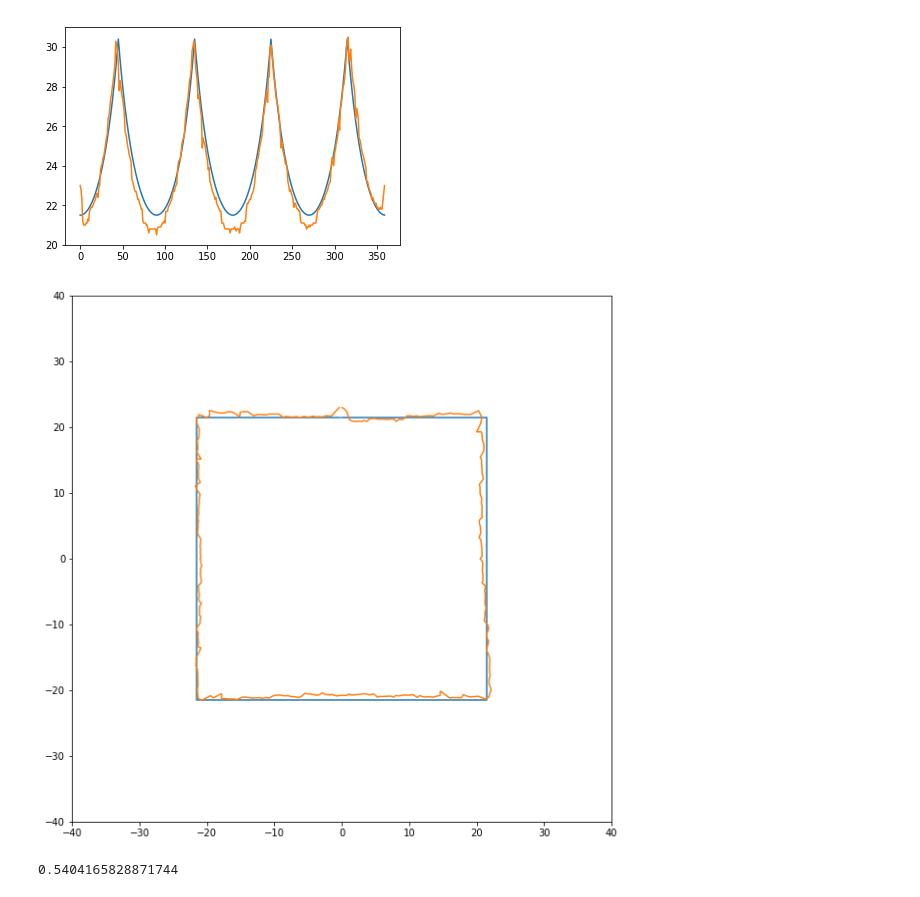
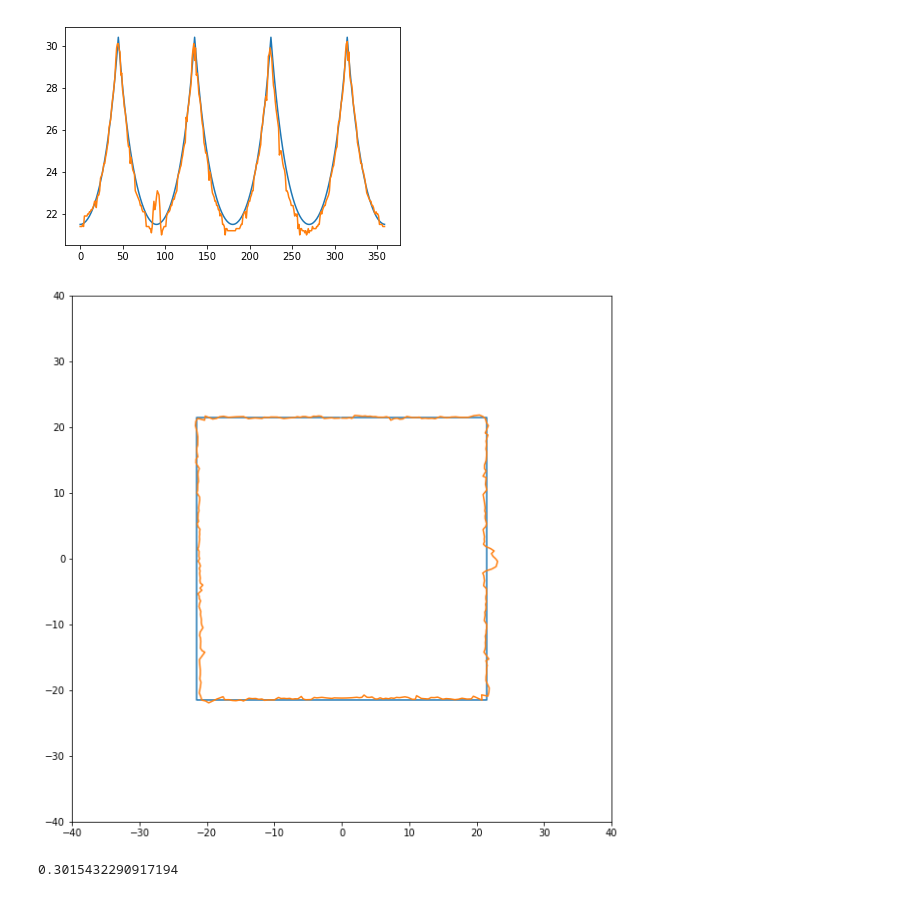
Before and after one commit to fznsakib/arduino-mapping, a Jupyter notebook: graphs/plots.ipynb, the cells around one changed output. Saved outputs shown, nothing was run; the diff lists cells and outputs as text; code cells hidden in the pictures.

Commit message:
Add improved plot value

```diff
--- a/graphs/plots.ipynb
+++ b/graphs/plots.ipynb
@@ -40,32 +40,34 @@ def distances_to_coords(distances, center):
 # %%
 # real_distances = np.array([274,288,297,274,270,243,259,256,256,259,259,259,262,263,263,267,267,268,272,253,274,278,278,288,287,294,298,303,308,308,314,319,324,326,340,337,342,348,356,354,360,368,368,375,395,395,403,395,358,384,375,368,371,362,356,348,348,342,337,337,331,324,319,314,311,309,303,298,298,283,294,288,278,278,260,274,276,270,258,251,267,268,263,263,263,263,267,272,294,294,314,313,319,306,288,278,270,253,245,263,265,262,267,267,272,270,270,276,276,277,278,290,288,294,298,298,303,308,308,314,319,328,324,331,337,342,342,348,356,337,362,366,375,388,398,398,395,395,388,375,377,368,368,368,368,371,362,362,354,348,337,330,319,319,308,308,303,281,298,294,288,278,277,274,276,274,273,270,273,269,268,267,263,263,263,268,270,274,278,277,284,278,284,262,277,270,262,263,263,263,263,263,267,268,267,250,270,272,274,276,278,278,288,288,292,297,295,303,311,313,321,324,335,356,375,395,420,428,420,413,395,388,375,375,375,388,398,395,398,388,375,375,368,362,362,354,348,342,339,337,330,326,297,314,292,291,303,297,298,295,294,288,278,278,274,274,270,272,272,265,267,264,263,263,263,265,263,250,267,288,308,337,324,297,278,269,270,263,259,259,263,263,263,267,263,267,268,270,272,274,274,278,278,288,297,294,295,298,306,308,314,313,326,324,324,331,337,352,356,356,356,360,368,375,375,388,395,395,398,388,382,384,368,335,354,348,350,344,333,331,306,324,319,314,308,313,301,300,292,290,288,278,277,270,270,267,267,263,263,263,259,259,256,256,256,250,252,252,238,252])
 
 # real_distances = np.array([99,100,101,100,101,102,101,102,102,107,107,109,109,110,111,110,113,114,115,115,118,119,120,126,128,130,132,136,131,139,140,149,151,149,158,162,165,169,174,183,188,192,195,201,202,200,194,187,183,172,169,164,160,157,152,142,139,137,136,132,128,127,121,118,116,112,113,110,110,108,102,102,100,96,99,97,97,96,95,95,94,94,93,89,88,90,88,88,89,87,88,88,88,87,88,88,88,89,93,94,95,94,96,98,97,99,99,100,99,102,107,109,110,112,113,116,114,119,125,128,126,134,139,140,140,151,154,159,162,167,166,181,184,185,183,181,171,163,160,156,152,142,139,136,133,131,128,120,118,115,113,107,109,107,107,100,99,99,96,94,92,93,90,87,88,86,85,86,82,84,83,83,82,82,82,82,82,78,78,82,78,78,82,79,82,82,82,82,83,83,84,84,85,86,86,87,87,85,93,93,94,97,97,98,101,101,102,109,111,114,115,117,120,126,128,126,129,138,140,147,154,159,165,169,174,181,183,183,175,170,167,162,157,154,151,142,140,137,134,131,129,126,120,118,116,112,112,112,110,109,107,102,101,100,99,98,97,96,96,94,94,94,93,93,93,93,89,88,88,88,89,88,86,89,89,89,92,93,93,94,95,95,96,97,98,99,99,101,102,107,108,110,111,114,116,116,119,126,128,130,132,135,137,138,142,152,154,157,162,165,172,174,185,192,197,199,198,197,193,187,183,172,169,166,162,157,156,151,149,141,139,137,135,133,131,129,126,120,119,119,116,115,113,112,111,110,110,108,108,108,107,102,102,102,101,101,100,101,101,101])
 
 # real_distances = np.array([108,108,108,109,108,109,112,113,113,115,114,114,115,114,116,114,119,120,121,121,126,127,128,129,132,133,134,136,137,143,145,148,150,152,154,157,165,167,170,175,177,180,190,194,197,197,197,186,190,182,178,176,171,165,164,163,155,152,150,147,146,143,142,136,134,133,131,129,128,124,126,121,120,120,118,118,117,116,114,115,114,113,114,111,108,109,109,109,108,109,109,109,106,108,109,109,109,113,113,114,113,115,116,116,117,118,117,120,120,121,127,127,129,132,132,129,135,137,143,145,147,148,151,153,156,163,166,169,173,176,179,189,194,189,198,197,196,192,182,181,170,173,169,165,163,156,155,153,150,148,147,143,133,139,134,133,134,130,129,129,125,126,120,119,119,119,118,117,116,116,115,114,115,114,113,114,113,113,113,113,112,113,113,113,113,114,114,114,115,116,116,116,117,114,119,116,121,120,121,126,128,129,130,132,133,134,136,142,143,145,148,148,152,154,156,162,166,170,171,176,180,182,192,192,197,199,197,192,189,179,176,170,170,166,164,155,154,152,148,147,146,143,137,135,133,132,130,129,128,128,126,121,120,119,119,118,118,117,116,116,114,114,114,113,109,109,113,109,109,109,109,109,113,109,113,110,112,113,113,114,114,115,116,113,118,118,119,120,121,126,128,128,129,131,133,134,136,142,144,145,148,148,152,155,157,165,165,170,173,177,181,189,193,197,197,197,194,188,181,177,173,170,168,164,156,155,152,151,148,146,144,142,136,135,132,131,130,124,128,126,121,121,120,120,117,117,117,116,116,115,116,114,115,113,112,113,113,111,113,113])
 
 # real_distances = np.array([134,134,135,135,135,136,136,136,136,136,137,137,142,143,139,145,145,146,147,148,150,151,152,153,154,156,157,164,165,166,169,171,175,176,178,181,189,190,196,197,203,205,208,212,216,223,228,228,226,223,214,210,206,203,199,196,192,190,182,179,177,175,166,170,169,166,163,163,156,153,153,152,150,150,148,147,145,145,144,143,142,142,137,136,133,136,136,137,152,153,164,156,151,150,148,148,144,136,136,136,136,136,137,137,137,143,143,145,140,146,146,148,150,152,155,155,156,163,164,166,169,170,173,178,178,181,191,185,196,197,203,205,208,212,216,225,227,230,228,224,217,212,206,205,201,198,194,192,182,180,178,176,175,171,169,166,160,163,157,156,154,152,152,150,148,148,147,146,145,145,144,143,142,142,142,137,137,137,136,136,136,133,136,136,136,137,136,136,139,137,142,142,143,145,144,146,146,147,148,149,151,152,152,152,155,156,157,163,165,168,169,171,173,176,180,181,189,192,194,197,201,203,208,210,214,226,230,230,231,228,223,216,210,206,203,201,197,194,182,182,179,178,174,174,164,168,166,166,163,157,155,155,152,151,150,148,148,147,146,145,143,144,137,137,136,136,136,135,135,134,129,134,134,134,134,134,134,135,137,136,133,136,136,137,137,142,143,144,144,146,147,147,148,149,150,147,153,155,156,157,164,165,170,169,173,175,180,180,182,190,194,196,202,205,206,210,206,223,223,216,213,210,207,203,199,195,194,189,180,178,171,173,170,171,166,164,157,156,155,153,151,151,148,148,145,144,143,142,137,133,136,136,135,134,133,133,133,133,132,133])
 
 # real_distances = np.array([154,163,163,151,152,143,135,135,135,136,136,136,142,144,142,144,145,144,145,146,149,150,151,152,154,155,163,166,166,170,166,173,176,179,180,169,190,193,197,173,194,207,214,209,227,231,225,225,212,203,195,203,198,196,194,189,182,178,176,175,168,164,166,164,163,155,154,152,152,150,148,147,146,145,144,142,137,137,135,135,134,133,133,133,132,132,132,131,131,132,131,132,133,132,133,133,133,133,133,134,134,137,136,138,142,142,143,144,145,144,148,150,147,152,152,154,157,162,165,168,170,172,174,178,177,178,189,191,197,197,204,206,208,216,224,181,230,229,196,210,197,204,200,196,192,190,182,178,179,176,169,153,168,165,164,156,155,155,154,152,152,148,147,148,145,144,143,140,142,137,136,133,134,130,133,133,130,133,134,132,132,132,128,133,132,132,133,133,128,133,134,135,135,135,136,134,137,137,137,136,147,147,148,148,150,145,152,155,155,163,167,169,164,172,175,177,181,182,155,187,196,200,168,188,212,216,171,227,226,218,214,204,181,203,199,195,179,190,185,179,177,176,171,168,170,166,159,156,159,150,144,151,146,150,148,147,149,147,145,143,144,143,139,142,142,142,137,136,136,138,134,135,134,136,136,136,136,137,142,142,143,138,143,144,144,146,147,150,148,150,150,152,152,153,156,157,164,166,167,170,168,173,173,177,178,180,168,196,194,194,200,205,202,210,216,226,218,203,232,234,225,223,212,210,206,202,201,197,155,177,176,183,180,174,174,164,170,168,163,164,163,155,155,154,152,151,148,148,148,145,144,145,140,144,144,143,143,144,146,147])
 
-real_distances = np.array([147,151,155,155,153,148,137,135,135,135,136,136,138,137,142,143,144,144,145,146,147,148,150,151,149,154,155,163,165,166,169,170,173,176,179,181,189,190,194,199,201,205,208,212,216,228,226,224,216,203,208,205,201,199,196,192,182,181,178,175,173,170,169,167,158,157,155,153,152,152,150,148,148,146,145,143,143,137,136,136,136,135,135,133,131,133,133,133,133,133,133,133,133,130,133,134,134,134,134,135,136,136,137,136,142,142,142,144,145,146,147,148,151,152,152,154,155,156,164,167,168,168,171,176,178,179,181,188,193,196,199,203,208,210,214,223,225,228,227,216,212,208,199,201,197,193,190,174,179,177,176,173,170,168,163,164,157,156,154,152,151,150,148,149,146,145,144,143,142,142,136,136,136,134,133,133,133,133,133,133,131,133,133,133,133,134,133,132,133,133,133,131,134,136,136,136,136,137,137,143,146,146,147,148,148,150,151,152,154,157,163,164,168,169,172,175,177,179,182,190,192,196,199,203,197,210,210,224,226,222,218,212,208,204,200,197,196,192,189,181,174,177,173,171,169,166,166,164,157,155,152,153,151,150,148,144,146,146,144,143,143,142,142,137,136,136,136,136,135,135,133,134,134,135,134,135,135,135,136,136,136,136,139,142,143,143,144,145,145,147,148,148,150,151,152,153,155,156,157,164,169,167,165,171,173,176,178,181,189,183,194,196,200,205,206,210,214,225,228,230,219,218,224,216,210,207,205,201,189,194,192,189,179,178,176,173,171,170,168,166,164,157,157,155,153,152,151,148,149,148,146,146,146,144,144,143,143,144,143,143])
+# real_distances = np.array([147,151,155,155,153,148,137,135,135,135,136,136,138,137,142,143,144,144,145,146,147,148,150,151,149,154,155,163,165,166,169,170,173,176,179,181,189,190,194,199,201,205,208,212,216,228,226,224,216,203,208,205,201,199,196,192,182,181,178,175,173,170,169,167,158,157,155,153,152,152,150,148,148,146,145,143,143,137,136,136,136,135,135,133,131,133,133,133,133,133,133,133,133,130,133,134,134,134,134,135,136,136,137,136,142,142,142,144,145,146,147,148,151,152,152,154,155,156,164,167,168,168,171,176,178,179,181,188,193,196,199,203,208,210,214,223,225,228,227,216,212,208,199,201,197,193,190,174,179,177,176,173,170,168,163,164,157,156,154,152,151,150,148,149,146,145,144,143,142,142,136,136,136,134,133,133,133,133,133,133,131,133,133,133,133,134,133,132,133,133,133,131,134,136,136,136,136,137,137,143,146,146,147,148,148,150,151,152,154,157,163,164,168,169,172,175,177,179,182,190,192,196,199,203,197,210,210,224,226,222,218,212,208,204,200,197,196,192,189,181,174,177,173,171,169,166,166,164,157,155,152,153,151,150,148,144,146,146,144,143,143,142,142,137,136,136,136,136,135,135,133,134,134,135,134,135,135,135,136,136,136,136,139,142,143,143,144,145,145,147,148,148,150,151,152,153,155,156,157,164,169,167,165,171,173,176,178,181,189,183,194,196,200,205,206,210,214,225,228,230,219,218,224,216,210,207,205,201,189,194,192,189,179,178,176,173,171,170,168,166,164,157,157,155,153,152,151,148,149,148,146,146,146,144,144,143,143,144,143,143])
 
-real_distances = np.roll(real_distances, -3)
-real_distances = real_distances/10 + 7.5
+real_distances = np.array([129,129,129,130,129,134,134,134,134,135,135,136,136,137,137,138,139,141,141,138,142,144,144,146,152,153,154,156,159,159,162,164,167,169,176,178,180,185,189,192,196,200,208,214,216,216,213,212,201,202,194,191,186,184,180,176,170,167,167,159,162,159,156,155,154,146,145,144,143,142,141,139,139,137,136,136,136,134,129,129,129,129,128,128,126,129,136,141,137,139,143,146,145,144,138,129,125,127,128,129,129,129,134,135,136,136,137,139,139,141,142,142,144,145,146,152,154,155,157,158,161,163,166,168,169,181,179,185,187,191,194,198,209,213,216,208,214,201,202,198,192,190,187,182,178,176,169,167,164,164,161,158,151,155,153,148,145,144,143,141,141,139,139,137,137,134,135,134,130,130,129,125,128,128,127,127,127,127,127,127,127,127,127,127,128,128,128,128,128,129,130,130,134,135,136,136,133,138,139,141,141,143,144,146,146,152,154,156,159,159,162,163,166,168,176,177,182,185,187,191,189,198,210,211,214,211,209,202,196,194,189,185,182,179,176,163,165,165,162,159,157,156,153,146,146,145,143,142,141,139,139,139,137,134,135,134,135,128,130,125,128,128,127,127,127,126,127,125,126,128,126,127,127,127,129,128,128,128,128,129,129,130,130,134,136,135,137,138,139,139,141,142,143,144,146,152,153,155,157,158,161,164,166,167,176,179,179,184,188,190,194,198,204,212,216,217,208,212,201,198,197,194,188,185,182,179,176,169,167,165,162,159,159,156,155,153,151,148,145,144,143,142,141,141,139,139,138,136,135,136,135,135,134,130,130,130,130,129,129,129])
+
+# real_distances = np.roll(real_distances, 1)
+real_distances = real_distances/10 + 8.5
 real_coords = distances_to_coords(real_distances, (0,0))
 
 ideal_distances = ideal_box_distances(21.5)
 ideal_coords = distances_to_coords(ideal_distances, (0,0))
 
 plot_distances(ideal_distances, real_distances)
 scatter_points(ideal_coords, real_coords)
 # %% [output]
-[figure, old version]
+[figure, new version]
-[figure, old version]
+[figure, new version]
 # %%
 def calculate_error(ideal_distances, real_distances):
     return np.sum(np.absolute(ideal_distances - real_distances)) / len(ideal_distances)
 # %%
 print(calculate_error(ideal_distances, real_distances))
 # %% [output]
-0.5404165828871744
+0.3015432290917194
```
